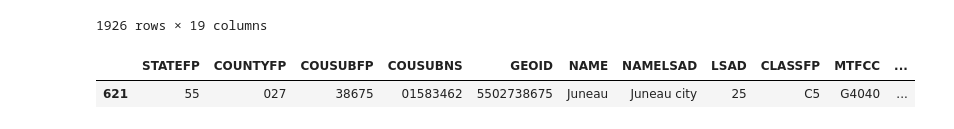
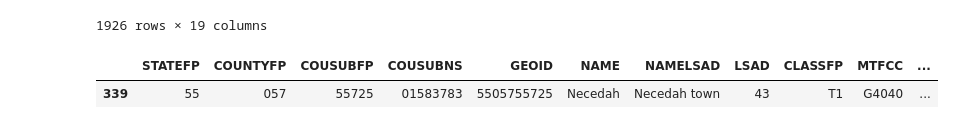
Before and after one commit to cu-esiil-edu/shortcourse-02-vegetation-nquarder, a Jupyter notebook: necedah.ipynb, the cells around one changed output. Cells and saved outputs as stored; diff of their text form; code cells hidden in the pictures.

```diff
--- a/juneau.ipynb
+++ b/necedah.ipynb
@@ -34,7 +34,7 @@ juneau_dir
 # %%
-wi_counties_url = 'https://www2.census.gov/geo/tiger/TIGER2018/COUSUB/tl_2018_55_cousub.zip'
-wi_counties_gdf = gpd.read_file(wi_counties_url)
-wi_counties_gdf
+wi_county_sub_url = 'https://www2.census.gov/geo/tiger/TIGER2018/COUSUB/tl_2018_55_cousub.zip'
+wi_county_gdf = gpd.read_file(wi_county_sub_url)
+wi_county_gdf
 # %% [output]
 |  | STATEFP | COUNTYFP | COUSUBFP | COUSUBNS | GEOID | NAME | NAMELSAD | LSAD | CLASSFP | MTFCC | ... |
 | 0 | 55 | 043 | 49350 | 01583655 | 5504349350 | Marion | Marion town | 43 | T1 | G4040 | ... |
@@ -49,9 +49,9 @@ wi_counties_gdf
 | 1924 | 55 | 005 | 14325 | 01582951 | 5500514325 | Chetek | Chetek city | 25 | C5 | G4040 | ... |
 | 1925 | 55 | 005 | 14350 | 01582952 | 5500514350 | Chetek | Chetek town | 43 | T1 | G4040 | ... |
 1926 rows × 19 columns
-# %%
-juneau = wi_counties_gdf[wi_counties_gdf["NAME"] == "Juneau"]
-juneau
-# %% [output]
-|  | STATEFP | COUNTYFP | COUSUBFP | COUSUBNS | GEOID | NAME | NAMELSAD | LSAD | CLASSFP | MTFCC | ... |
-| 621 | 55 | 027 | 38675 | 01583462 | 5502738675 | Juneau | Juneau city | 25 | C5 | G4040 | ... |
+# %%
+necedah = wi_county_gdf[wi_county_gdf["NAMELSAD"] == "Necedah town"]
+necedah
+# %% [output]
+|  | STATEFP | COUNTYFP | COUSUBFP | COUSUBNS | GEOID | NAME | NAMELSAD | LSAD | CLASSFP | MTFCC | ... |
+| 339 | 55 | 057 | 55725 | 01583783 | 5505755725 | Necedah | Necedah town | 43 | T1 | G4040 | ... |
```
Also changed, not shown: parts of 3 cells of this notebook.
